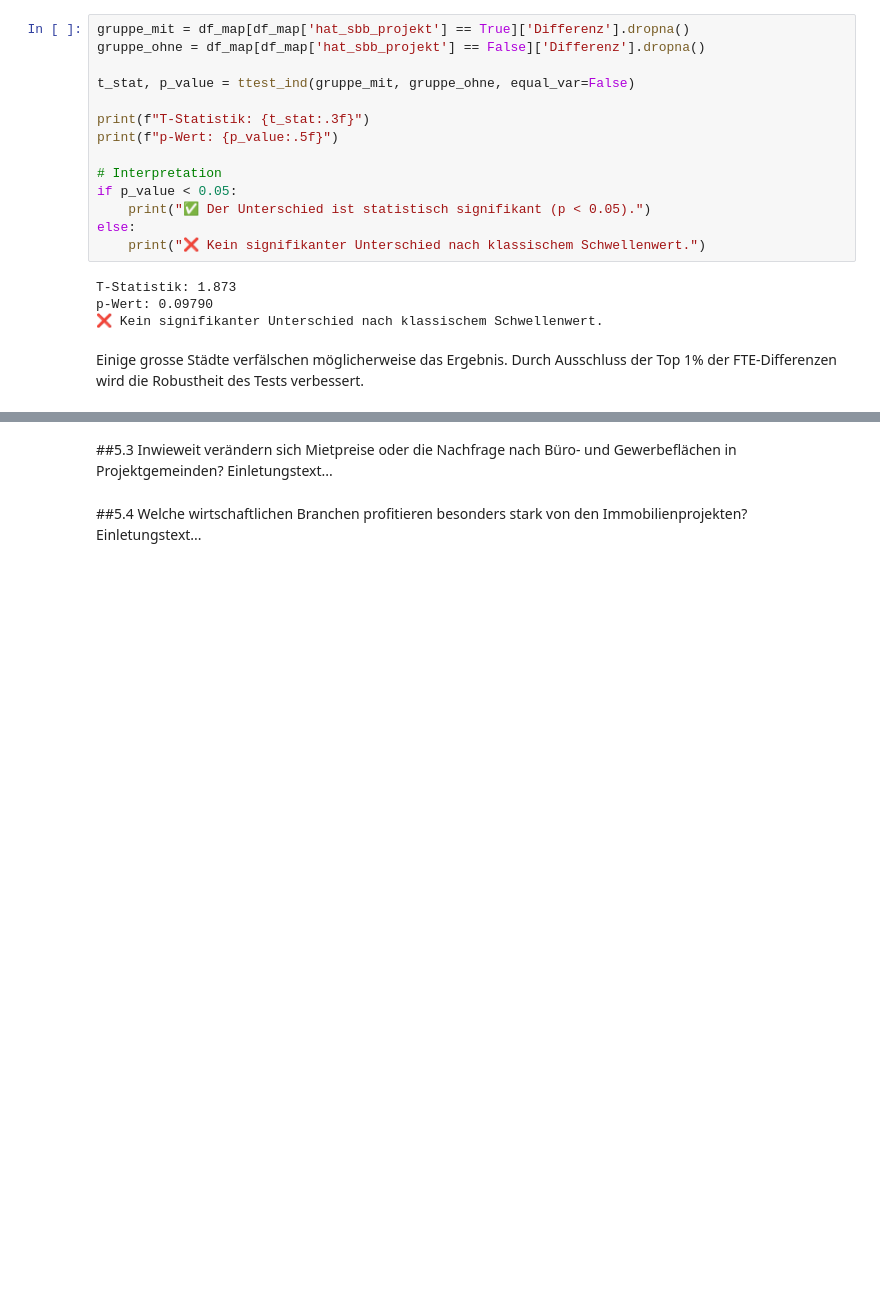
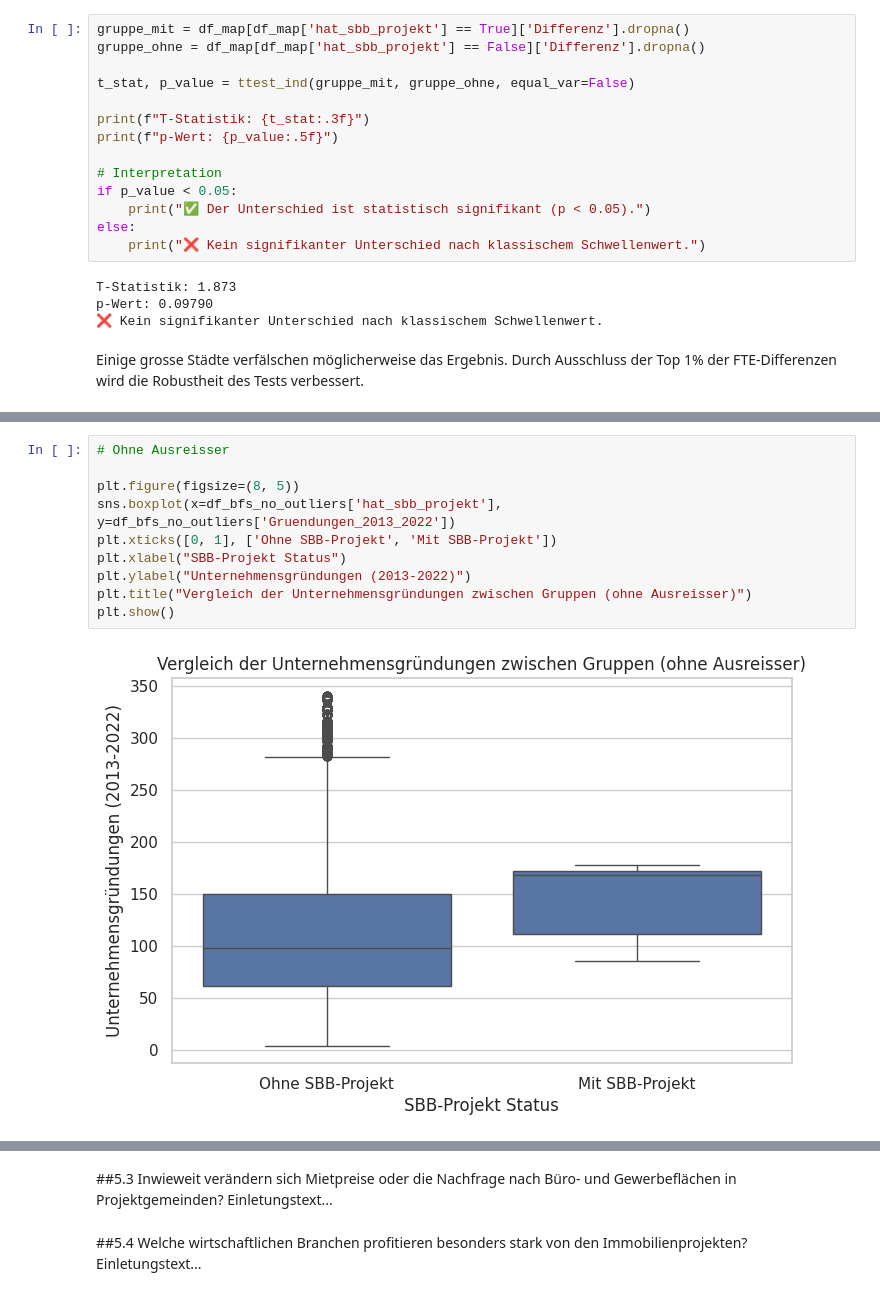
Before and after one commit to Fa-commits/BINA, a Jupyter notebook: BINA.ipynb, the cells around one changed output, grey strips where cells are left out. Saved outputs shown, nothing was run; the diff lists cells and outputs as text; blank space fills up the shorter version.

```diff
--- a/BINA.ipynb
+++ b/BINA.ipynb
@@ -701,0 +964,12 @@ Einletungstext...
+# %%
+# Ohne Ausreisser
+
+plt.figure(figsize=(8, 5))
+sns.boxplot(x=df_bfs_no_outliers['hat_sbb_projekt'], y=df_bfs_no_outliers['Gruendungen_2013_2022'])
+plt.xticks([0, 1], ['Ohne SBB-Projekt', 'Mit SBB-Projekt'])
+plt.xlabel("SBB-Projekt Status")
+plt.ylabel("Unternehmensgründungen (2013-2022)")
+plt.title("Vergleich der Unternehmensgründungen zwischen Gruppen (ohne Ausreisser)")
+plt.show()
+# %% [output]
+[figure, added]
```
Also changed, not shown: parts of 25 cells of this notebook.
